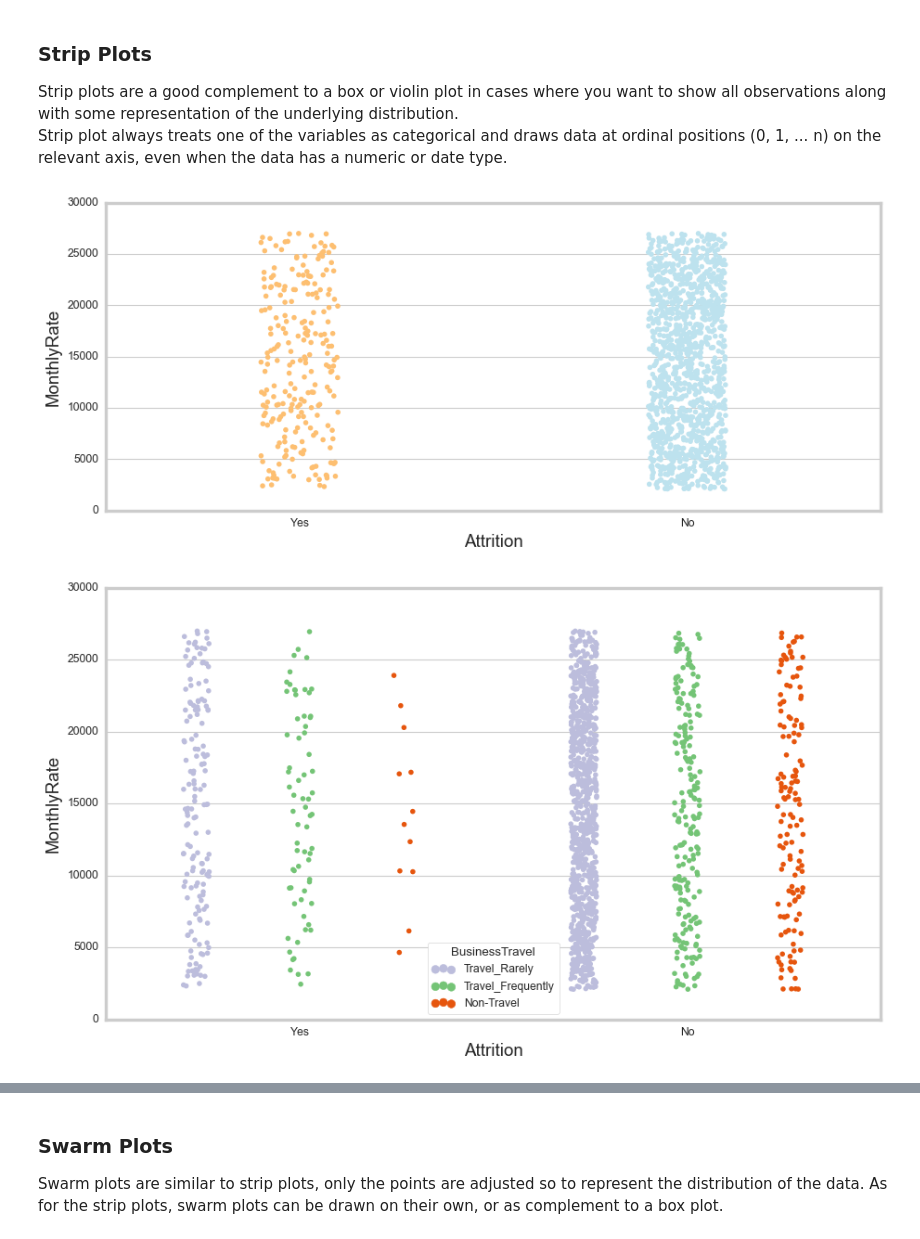
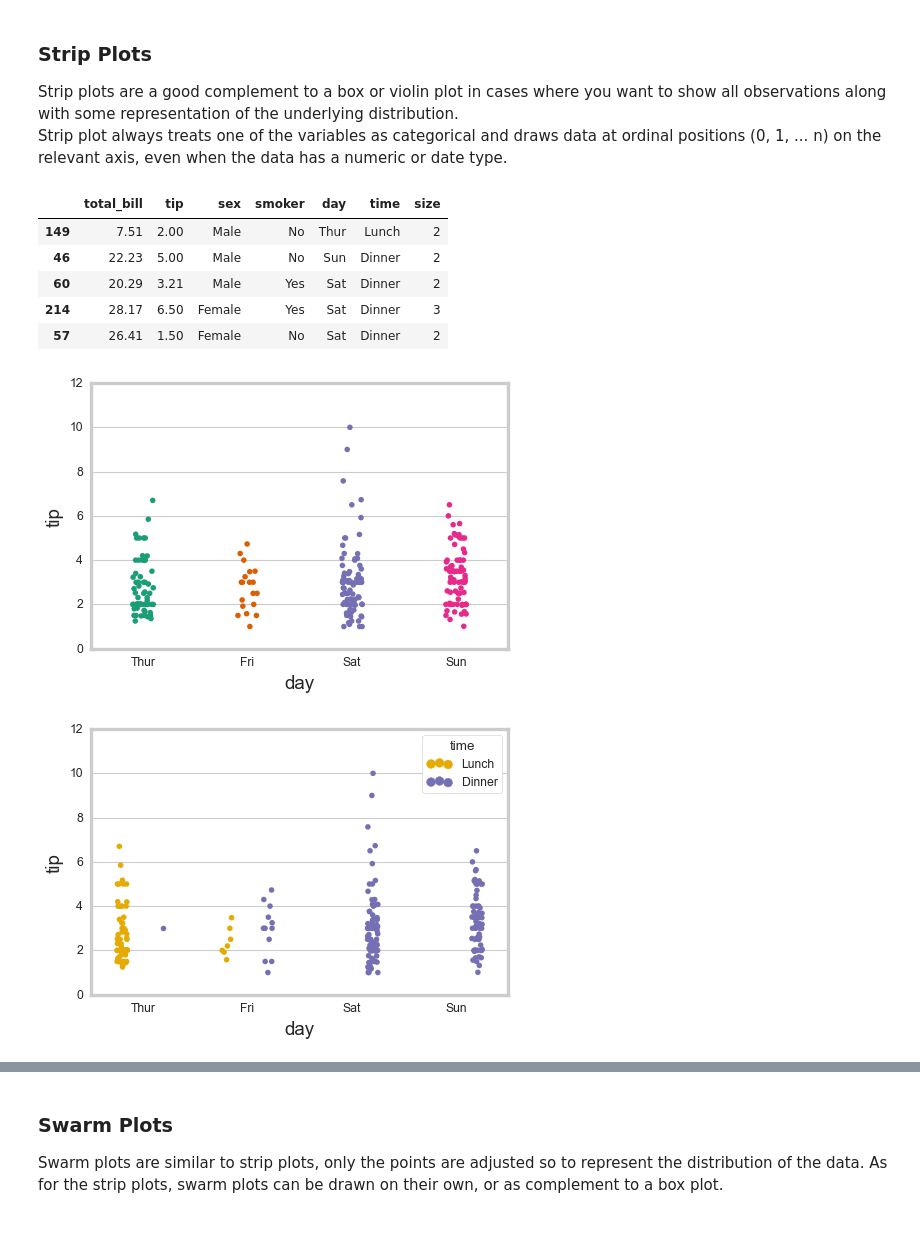
Before and after one commit to skacem/TIL, a Jupyter notebook: seaborn_intro.ipynb, the cells around one changed output, grey strips where cells are left out. Drawn from its saved outputs; the diff is of its cells as text; code cells hidden in the pictures.

```diff
--- a/seaborn_intro.ipynb
+++ b/seaborn_intro.ipynb
@@ -312,21 +315,33 @@ sns.violinplot(x=df['EducationField'],
 
 Strip plots are a good complement to a box or violin plot in cases where you want to show all observations along with some representation of the underlying distribution.
 Strip plot always treats one of the variables as categorical and draws data at ordinal positions (0, 1, ... n) on the relevant axis, even when the data has a numeric or date type.
+# %%
+# Let's work with another dataset
+tips = sns.load_dataset("tips")
+tips.sample(5)
+# %% [output]
+|  | total_bill | tip | sex | smoker | day | time | size |
+| 149 | 7.51 | 2.00 | Male | No | Thur | Lunch | 2 |
+| 46 | 22.23 | 5.00 | Male | No | Sun | Dinner | 2 |
+| 60 | 20.29 | 3.21 | Male | Yes | Sat | Dinner | 2 |
+| 214 | 28.17 | 6.50 | Female | Yes | Sat | Dinner | 3 |
+| 57 | 26.41 | 1.50 | Female | No | Sat | Dinner | 2 |
 # %%
-sns.stripplot(x=df['Attrition'],
-              y=df['MonthlyRate'],
-              palette='RdYlBu');
+plt.rcParams["figure.figsize"] = 6, 4
+sns.stripplot(x=tips['day'],
+              y=tips['tip'],
+              palette='Dark2');
 # %% [output]
-[figure, old version]
+[figure, new version]
 # %%
 # lets make a simple strip plots with a hue element
-sns.stripplot(x=df['Attrition'],
-              y=df['MonthlyRate'],
-              palette='tab20c_r',
+sns.stripplot(x=tips['day'],
+              y=tips['tip'],
+              palette='Dark2_r',
               dodge=True,
-              hue=df['BusinessTravel']);
+              hue=tips['time']);
 # %% [output]
-[figure, old version]
+[figure, new version]
 # %%
 plt.rcParams["figure.figsize"] = 12, 7
 
```
Also changed, not shown: parts of 7 cells of this notebook.
